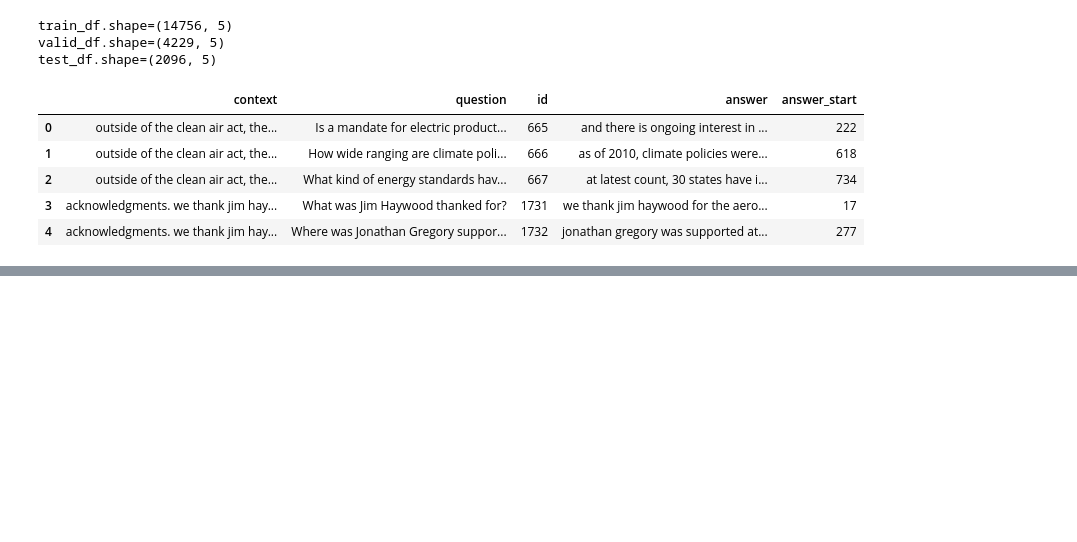
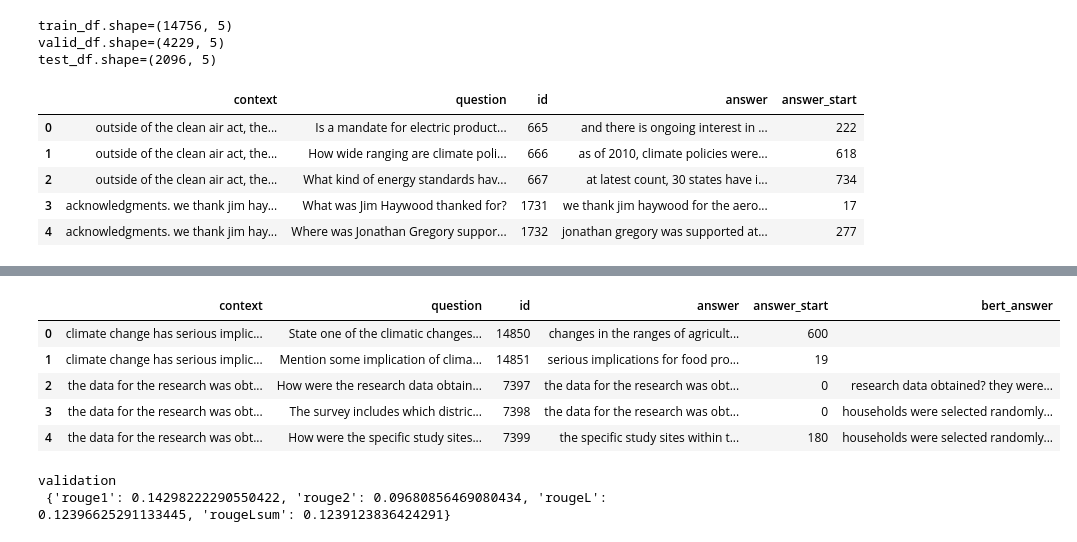
Before and after one commit to grace-murnaghan/266-project-marisa-grace, a Jupyter notebook: climate_change_QA_BERT_baseline.ipynb, the cells around one changed output, grey strips where cells are left out. Saved outputs shown, nothing was run; the diff lists cells and outputs as text; code cells hidden in the pictures; blank space fills up the shorter version.

Commit message:
bert baseline with rouge eval

```diff
--- a/climate_change_QA_BERT_baseline.ipynb
+++ b/climate_change_QA_BERT_baseline.ipynb
@@ -73,3 +79,6 @@ train_df.head()
 | 2 | outside of the clean air act, the... | What kind of energy standards hav... | 667 | at latest count, 30 states have i... | 734 |
 | 3 | acknowledgments. we thank jim hay... | What was Jim Haywood thanked for? | 1731 | we thank jim haywood for the aero... | 17 |
 | 4 | acknowledgments. we thank jim hay... | Where was Jonathan Gregory suppor... | 1732 | jonathan gregory was supported at... | 277 |
+# %%
+tokenizer = BertTokenizer.from_pretrained("bert-base-uncased")
+model = BertForQuestionAnswering.from_pretrained("bert-base-uncased")
@@ -75,0 +88,23 @@ train_df.head()
+# %%
+def get_answer_from_model(context, question):
+
+    inputs = tokenizer(question, context, truncation=True, return_tensors='pt')
+
+    outputs = model(**inputs)
+
+    start_scores = outputs.start_logits
+    end_scores = outputs.end_logits
+
+    start_index = torch.argmax(start_scores)
+    end_index = torch.argmax(end_scores)
+
+    answer_tokens = inputs['input_ids'][0][start_index:end_index + 1]
+    answer = tokenizer.decode(answer_tokens)
+
+    return answer
+
+# apply on validation data
+valid_df.loc[:, 'bert_answer'] = valid_df.apply(lambda row: get_answer_from_model(row['context'], row['question']), axis=1)
+
+# apply on subset of validation data
+# valid_subset.loc[:, 'predicted_answer'] = valid_subset.apply(lambda row: get_answer_from_model(row['context'], row['question']), axis=1)
@@ -75,0 +129,24 @@ train_df.head()
+# %%
+valid_df.to_parquet('valid_bert_scored.parquet')
+valid_df.head()
+# %% [output]
+|  | context | question | id | answer | answer_start | bert_answer |
+| 0 | climate change has serious implic... | State one of the climatic changes... | 14850 | changes in the ranges of agricult... | 600 |  |
+| 1 | climate change has serious implic... | Mention some implication of clima... | 14851 | serious implications for food pro... | 19 |  |
+| 2 | the data for the research was obt... | How were the research data obtain... | 7397 | the data for the research was obt... | 0 | research data obtained? they were... |
+| 3 | the data for the research was obt... | The survey includes which distric... | 7398 | the data for the research was obt... | 0 | households were selected randomly... |
+| 4 | the data for the research was obt... | How were the specific study sites... | 7399 | the specific study sites within t... | 180 | households were selected randomly... |
+# %%
+# read in BERT answers
+valid_df = pd.read_parquet('valid_bert_scored.parquet')
+
+# evaluate BERT answers
+rouge = evaluate.load('rouge')
+predictions = valid_df['bert_answer'].tolist()
+references = valid_df['answer'].tolist()
+results = rouge.compute(predictions=predictions,
+                       references=references)
+print('validation \n',results)
+# %% [output]
+validation
+ {'rouge1': 0.14298222290550422, 'rouge2': 0.09680856469080434, 'rougeL': 0.12396625291133445, 'rougeLsum': 0.1239123836424291}
```
Also changed, not shown: parts of 10 cells of this notebook.
